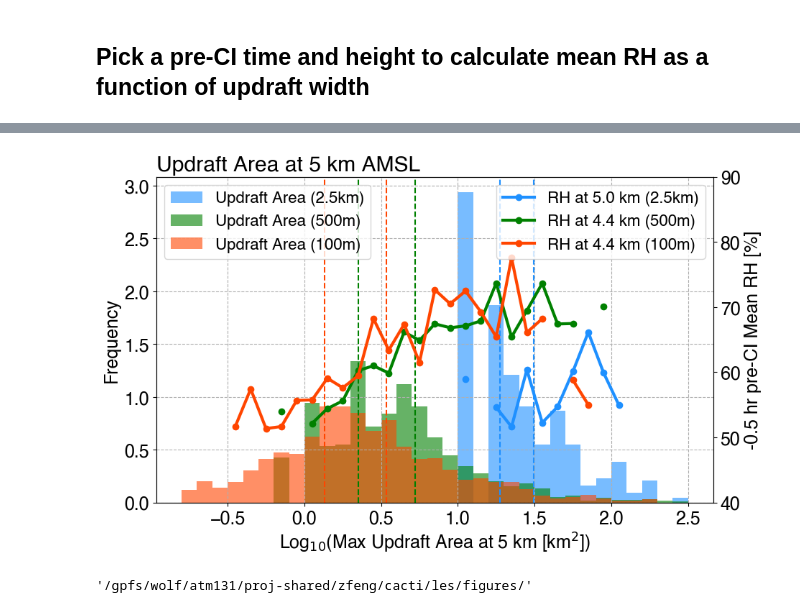
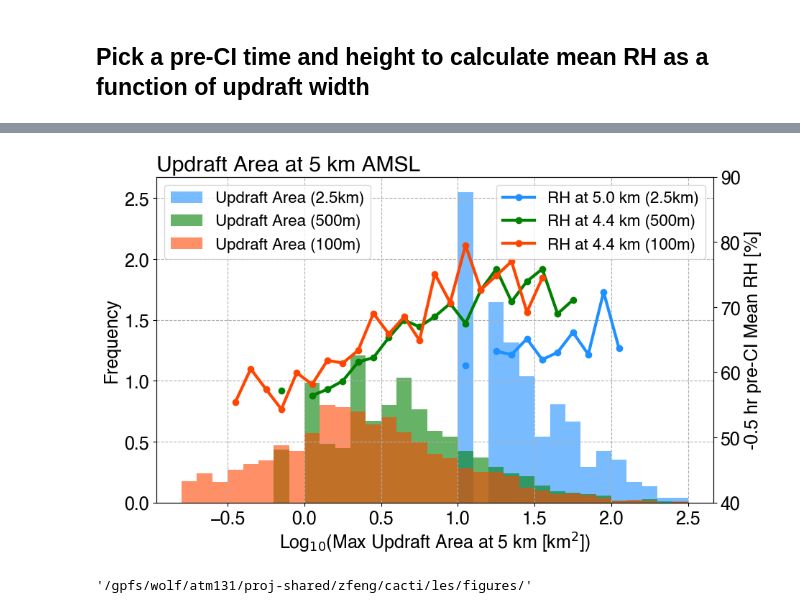
Before and after one commit to ICLASS-SFA/lasso_cellgrowth, a Jupyter notebook: notebooks/plot_center_env_composite_by_w.ipynb, the cells around one changed output, grey strips where cells are left out. Drawn from its saved outputs; the diff is of its cells as text; code cells hidden in the pictures.

```diff
--- a/notebooks/plot_center_env_composite_by_w.ipynb
+++ b/notebooks/plot_center_env_composite_by_w.ipynb
@@ -428,7 +457,7 @@ nbins = len(CoreAreaUp_bins)
 # Core area bin center values
 CoreAreaUp_bins_c = CoreAreaUp_bins[:-1] + np.diff(CoreAreaUp_bins)/2
 
-min_ns = 5
+min_ns = 20
 rh_CoreArea_avg_d2 = np.full(nbins-1, np.nan, dtype=float)
 rh_CoreArea_avg_d3 = np.full(nbins-1, np.nan, dtype=float)
 rh_CoreArea_avg_d4 = np.full(nbins-1, np.nan, dtype=float)
@@ -464,40 +493,41 @@ mpl.rcParams['font.size'] = 18
 mpl.rcParams['font.family'] = 'Helvetica'
 colors = {'d2':'dodgerblue', 'd3':'g', 'd4':'orangered'}
 labels = {'d2':'2.5km', 'd3':'500m', 'd4':'100m'}
 lw = 3
 fs_leg = 16
 
 fig, axes = plt.subplots(1, 1, figsize=[10,6], dpi=100)
 ax = axes
 CoreAreaUp_bins = np.arange(-0.8, 2.6, 0.1)
 ax.hist(np.log10(MaxCoreAreaUp_Zmid_d2.data), density=True, bins=CoreAreaUp_bins, color=colors['d2'], alpha=0.6, label=f"Updraft Area ({labels['d2']})")
 ax.hist(np.log10(MaxCoreAreaUp_Zmid_d3.data), density=True, bins=CoreAreaUp_bins, color=colors['d3'], alpha=0.6, label=f"Updraft Area ({labels['d3']})")
 ax.hist(np.log10(MaxCoreAreaUp_Zmid_d4.data), density=True, bins=CoreAreaUp_bins, color=colors['d4'], alpha=0.6, label=f"Updraft Area ({labels['d4']})")
 
-ax.axvline(x=np.log10(low_MaxCoreAreaUp_Zmid_d2), color=colors['d2'], ls='--')
-ax.axvline(x=np.log10(hi_MaxCoreAreaUp_Zmid_d2), color=colors['d2'], ls='--')
-ax.axvline(x=np.log10(low_MaxCoreAreaUp_Zmid_d3), color=colors['d3'], ls='--')
-ax.axvline(x=np.log10(hi_MaxCoreAreaUp_Zmid_d3), color=colors['d3'], ls='--')
-ax.axvline(x=np.log10(low_MaxCoreAreaUp_Zmid_d4), color=colors['d4'], ls='--')
-ax.axvline(x=np.log10(hi_MaxCoreAreaUp_Zmid_d4), color=colors['d4'], ls='--')
+# ax.axvline(x=np.log10(low_MaxCoreAreaUp_Zmid_d2), color=colors['d2'], ls='--')
+# ax.axvline(x=np.log10(hi_MaxCoreAreaUp_Zmid_d2), color=colors['d2'], ls='--')
+# ax.axvline(x=np.log10(low_MaxCoreAreaUp_Zmid_d3), color=colors['d3'], ls='--')
+# ax.axvline(x=np.log10(hi_MaxCoreAreaUp_Zmid_d3), color=colors['d3'], ls='--')
+# ax.axvline(x=np.log10(low_MaxCoreAreaUp_Zmid_d4), color=colors['d4'], ls='--')
+# ax.axvline(x=np.log10(hi_MaxCoreAreaUp_Zmid_d4), color=colors['d4'], ls='--')
 ax.set_xlabel('Log$_{10}$'+f'(Max Updraft Area at {Zmid} km [km$^2$])')
 ax.set_ylabel('Frequency')
 ax.grid(ls='--')
 ax.set_title(f'Updraft Area at {Zmid} km AMSL', loc='left')
 ax.legend(loc='upper left', fontsize=fs_leg)
 
 ax1 = ax.twinx()
 ax1.plot(CoreAreaUp_bins_c, rh_CoreArea_avg_d2, color=colors['d2'], marker='o', lw=lw, label=f"RH at {Zmid_RH_d2} km ({labels['d2']})")
 ax1.plot(CoreAreaUp_bins_c, rh_CoreArea_avg_d3, color=colors['d3'], marker='o', lw=lw, label=f"RH at {Zmid_RH_d3} km ({labels['d3']})")
 ax1.plot(CoreAreaUp_bins_c, rh_CoreArea_avg_d4, color=colors['d4'], marker='o', lw=lw, label=f"RH at {Zmid_RH_d4} km ({labels['d4']})")
 ax1.set_ylabel(f'{TpreCI_d2} hr pre-CI Mean RH [%]')
 ax1.legend(loc='upper right', fontsize=fs_leg)
 ax1.set_ylim(40, 90)
 
 figname = f'{figdir}MaxCoreAreaUp{Zmid}km_pdf_preCI_RH_{Zmid_RH_d2}km_{TpreCI_d2}h.png'
+# figname = f'{figdir}MaxCoreAreaUp{Zmid}km_pdf_preCI_RH_{Zmid_RH_d2}km_{TpreCI_d2}h_noRH.png'
 fig.savefig(figname, bbox_inches='tight', dpi=300, facecolor='w')
 # %% [output]
-[figure, old version]
+[figure, new version]
 # %%
 figdir
 # %% [output]
```
Also changed, not shown: parts of 38 cells of this notebook, 11 other files.
